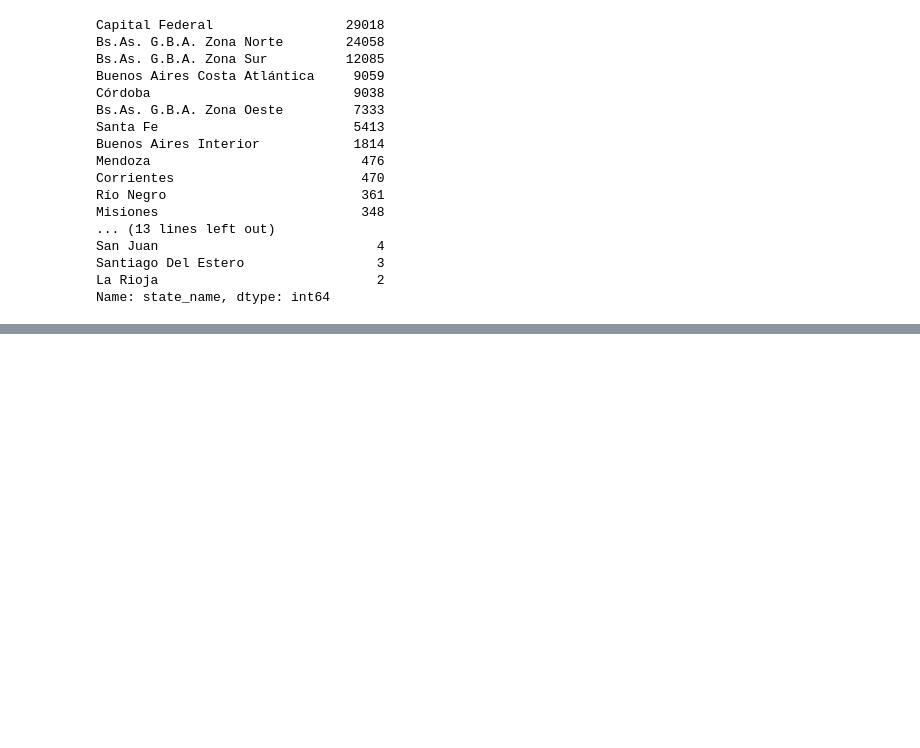
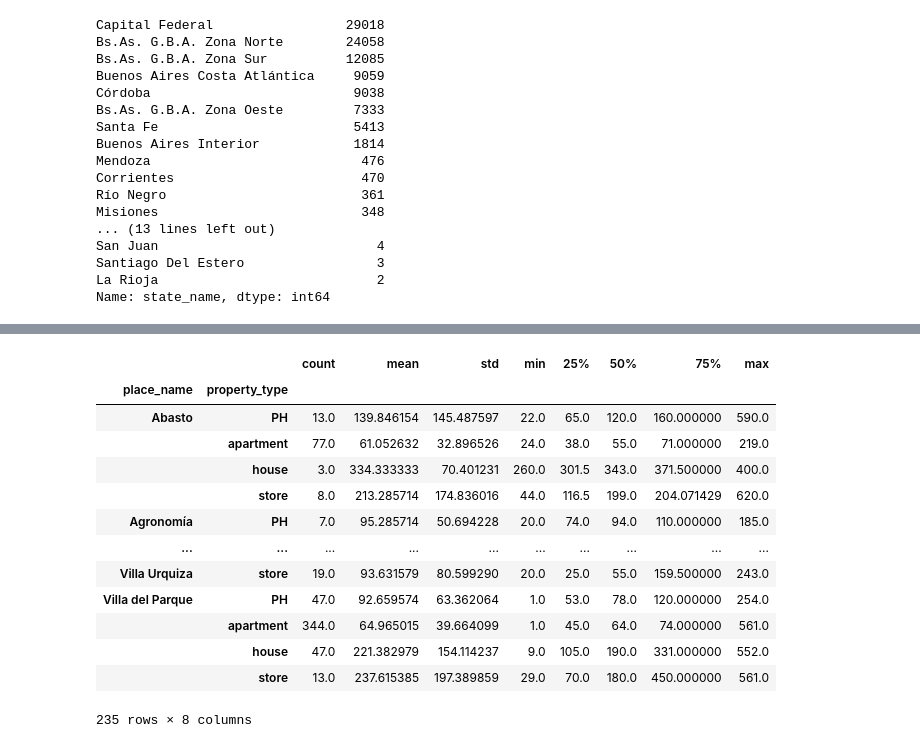
Before and after one commit to casagrandeale/TPDigitalHouse, a Jupyter notebook: tp/TPLimpieza.ipynb, the cells around one changed output, grey strips where cells are left out. Cells and saved outputs as stored; diff of their text form; code cells hidden in the pictures; blank space fills up the shorter version.

```diff
--- a/tp/TPLimpieza.ipynb
+++ b/tp/TPLimpieza.ipynb
@@ -343,0 +300,17 @@ data.loc[data.price_aprox_usd > 8000000,['state_name','currency','price','price_
+# %%
+data.loc[(data.state_name == 'Capital Federal')].groupby(['place_name','property_type']).surface_total_in_m2.describe()
+# %% [output]
+|  |  | count | mean | std | min | 25% | 50% | 75% | max |
+| place_name | property_type |  |  |  |  |  |  |  |  |
+| Abasto | PH | 13.0 | 139.846154 | 145.487597 | 22.0 | 65.0 | 120.0 | 160.000000 | 590.0 |
+|  | apartment | 77.0 | 61.052632 | 32.896526 | 24.0 | 38.0 | 55.0 | 71.000000 | 219.0 |
+|  | house | 3.0 | 334.333333 | 70.401231 | 260.0 | 301.5 | 343.0 | 371.500000 | 400.0 |
+|  | store | 8.0 | 213.285714 | 174.836016 | 44.0 | 116.5 | 199.0 | 204.071429 | 620.0 |
+| Agronomía | PH | 7.0 | 95.285714 | 50.694228 | 20.0 | 74.0 | 94.0 | 110.000000 | 185.0 |
+| ... | ... | ... | ... | ... | ... | ... | ... | ... | ... |
+| Villa Urquiza | store | 19.0 | 93.631579 | 80.599290 | 20.0 | 25.0 | 55.0 | 159.500000 | 243.0 |
+| Villa del Parque | PH | 47.0 | 92.659574 | 63.362064 | 1.0 | 53.0 | 78.0 | 120.000000 | 254.0 |
+|  | apartment | 344.0 | 64.965015 | 39.664099 | 1.0 | 45.0 | 64.0 | 74.000000 | 561.0 |
+|  | house | 47.0 | 221.382979 | 154.114237 | 9.0 | 105.0 | 190.0 | 331.000000 | 552.0 |
+|  | store | 13.0 | 237.615385 | 197.389859 | 29.0 | 70.0 | 180.0 | 450.000000 | 561.0 |
+235 rows × 8 columns
```
Also changed, not shown: parts of 30 cells of this notebook, 3 other files.
